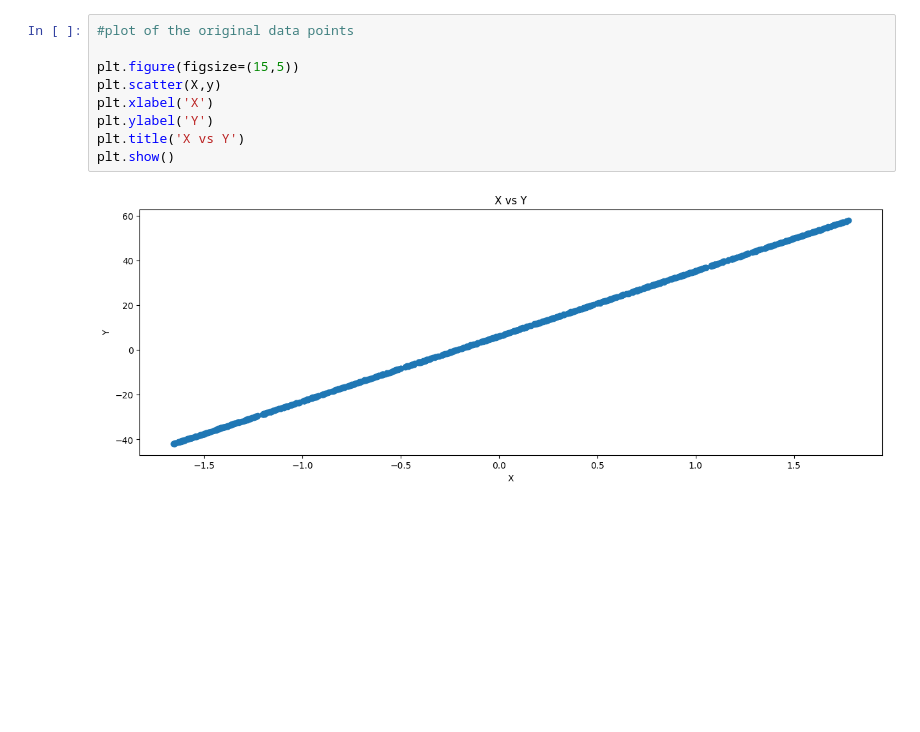
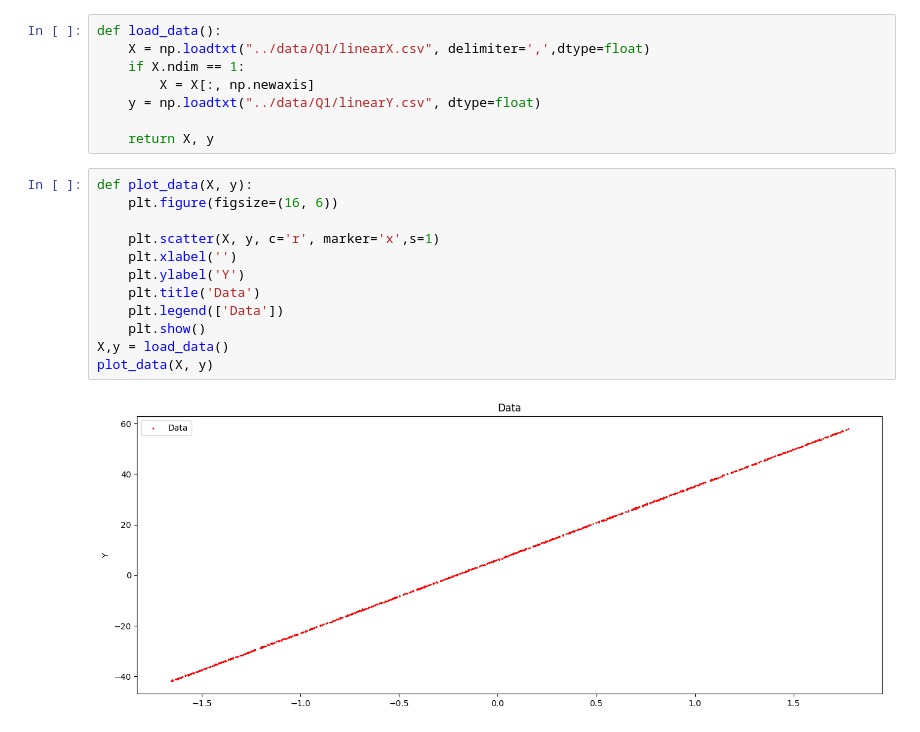
Before and after one commit to Umang-Tripathi/COL774, a Jupyter notebook: Assignment1/Q1/linear_regression.ipynb, the cells around one changed output. Cells and saved outputs as stored; diff of their text form; blank space fills up the shorter version.

```diff
--- a/Assignment1/Q1/linear_regression.ipynb
+++ b/Assignment1/Q1/linear_regression.ipynb
@@ -35,11 +12,22 @@ print(y.shape)
+# %%
+def load_data():
+    X = np.loadtxt("../data/Q1/linearX.csv", delimiter=',',dtype=float)
+    if X.ndim == 1:
+        X = X[:, np.newaxis]
+    y = np.loadtxt("../data/Q1/linearY.csv", dtype=float)
+
+    return X, y
 # %%
-#plot of the original data points
+def plot_data(X, y):
+    plt.figure(figsize=(16, 6))
 
-plt.figure(figsize=(15,5))
-plt.scatter(X,y)
-plt.xlabel('X')
-plt.ylabel('Y')
-plt.title('X vs Y')
-plt.show()
+    plt.scatter(X, y, c='r', marker='x',s=1)
+    plt.xlabel('')
+    plt.ylabel('Y')
+    plt.title('Data')
+    plt.legend(['Data'])
+    plt.show()
+X,y = load_data()
+plot_data(X, y)
 # %% [output]
-[figure, old version]
+[figure, new version]
```
Also changed, not shown: parts of 6 cells of this notebook, 21 other files.
